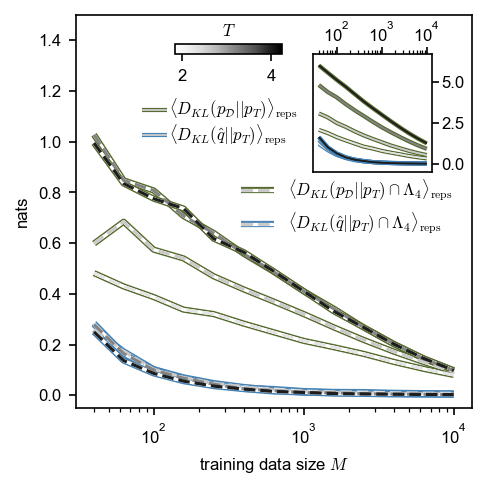
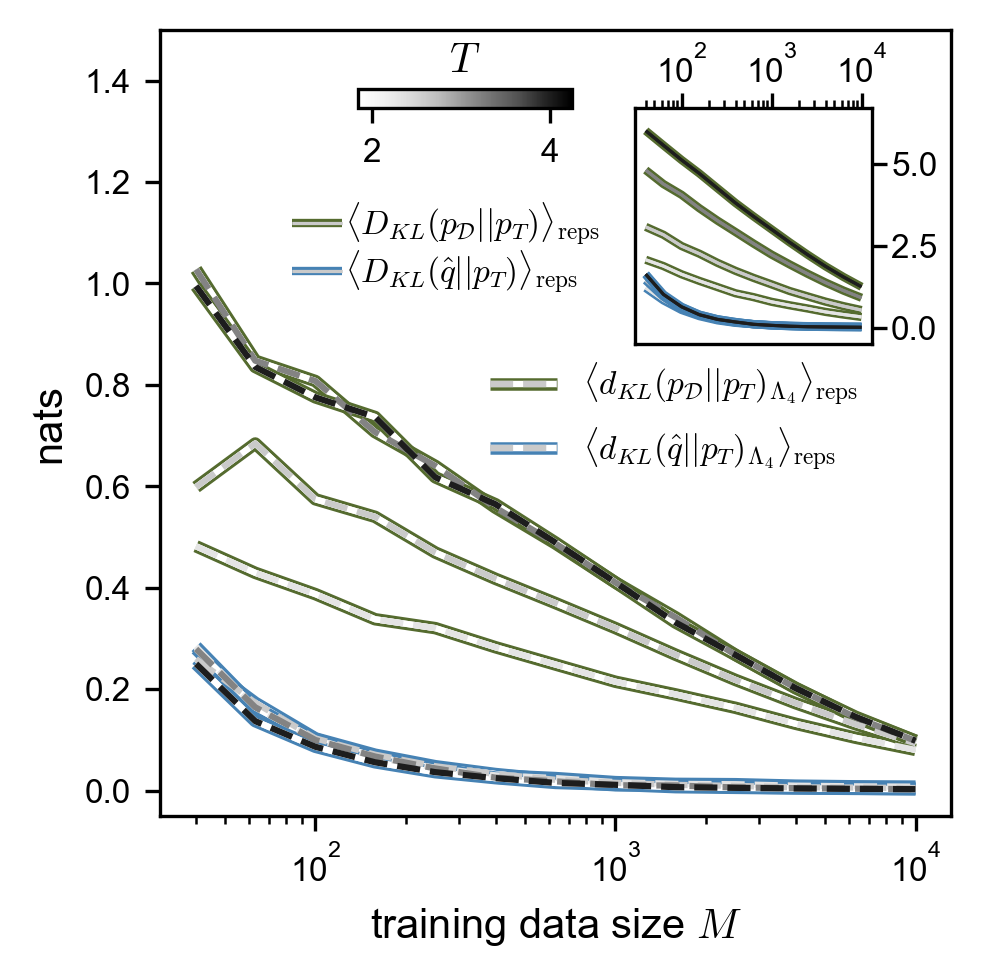
The change to this notebook cell's code, shown as a diff; its figure went from the first image to the second:
--- before
+++ after
@@ -1,4 +1,4 @@
 # Reproduce `supp_fig_working-new.pdf` (Appendix D).
-fig, ax = subplots(figsize=set_size_for_paper(1, 1.), dpi=150)
+fig, ax = subplots(figsize=set_size_for_paper(1, 1.), dpi=300)
 fig4_3(ax; inset_loc=(0.6, 0.6, 0.3, 0.3), cb_loc=[0.25, 0.9, 0.27, 0.025],
        axinlegloc=(-1.5, 0.15), legloc=(0.4, 0.42))
@@ -7,4 +7,4 @@
 mkpath(plotsdir("supplemental"))
 outpath = plotsdir("supplemental", "supp_fig_reproduced.svg")
-savefig(outpath, bbox_inches="tight")
+savefig(outpath)#, bbox_inches="tight")
 println("saved reproduced supp_fig to: ", outpath)

Commit: fix per-level dkl notation (#11)